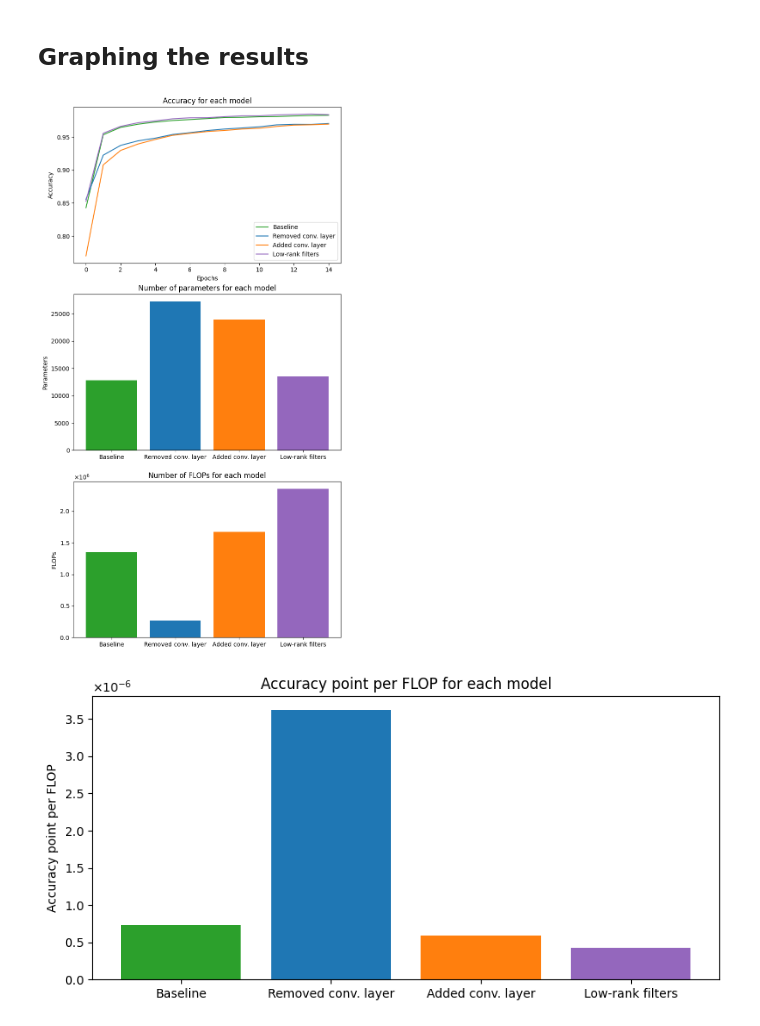
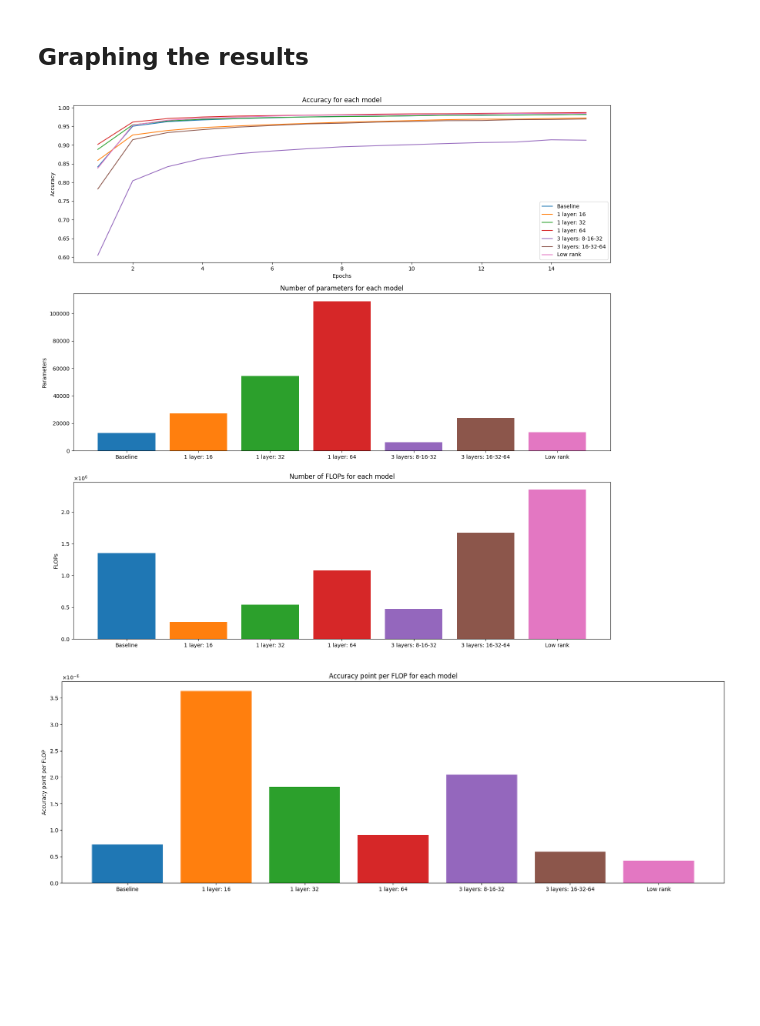
Before and after one commit to HimeWoo/MAT180-CNN-Performance, a Jupyter notebook: mnist.ipynb, the cells around one changed output. Cells and saved outputs as stored; diff of their text form; code cells hidden in the pictures; blank space fills up the shorter version.

Commit message:
Added more models + switched to dictionaries

```diff
--- a/mnist.ipynb
+++ b/mnist.ipynb
@@ -117,6 +119,8 @@ baseline = models.Sequential(
         layers.Dense(units=10, activation="softmax"),
     ]
 )
+model_by_name.update({"Baseline": baseline})
 
 baseline.summary()
-compile_model(baseline)
+compile_model("Baseline")
+train_model("Baseline")
@@ -371,42 +243,45 @@ Accuracy: 98.980%
 # %% [markdown]
 ## Metric calculations
 # %%
-accuracy_point_per_flop = []
-for i in range(len(accuracies)):
-    accuracy_point_per_flop.append(accuracies[i] / flops[i])
+accuracy_point_per_flop = {}
+for name in model_by_name.keys():
+    accuracy_point_per_flop.update({name: accuracies[name] / flops[name]})
 # %% [markdown]
 ## Graphing the results
 # %%
 fig1, ((ax1, ax2, ax3)) = plt.subplots(3)
-fig1.set_size_inches((8, 16))
-model_names = ["Baseline", "Removed conv. layer", "Added conv. layer", "Low-rank filters"]
-colors = ["tab:green", "tab:blue", "tab:orange", "tab:purple"]
+fig1.set_size_inches((18, 18))
+names = model_by_name.keys()
 
-for i in range(len(histories)):
-    ax1.plot(histories[i].history['accuracy'], label=model_names[i], color=colors[i])
+for name in names:
+  ax1.plot(range(1, 16), histories[name].history['accuracy'], label=name)
 ax1.legend(loc="lower right")
 ax1.set_xlabel("Epochs")
+ax1.set_xticks(ticks=range(1, 16), labels=range(1, 16))
 ax1.set_ylabel("Accuracy")
 ax1.set_title("Accuracy for each model")
 
-ax2.bar(model_names, params, color=colors)
+for name in names:
+  ax2.bar(name, params[name])
 ax2.set_ylabel("Parameters")
 ax2.set_title("Number of parameters for each model")
 
-ax3.bar(model_names, flops, color=colors)
+for name in names:
+  ax3.bar(name, flops[name])
 ax3.set_ylabel("FLOPs")
 ax3.set_title("Number of FLOPs for each model")
 ax3.ticklabel_format(axis='y', useMathText=True)
 
 fig2, ax4 = plt.subplots(1)
-fig2.set_size_inches((8, 4))
-ax4.bar(model_names, accuracy_point_per_flop, color=colors)
+fig2.set_size_inches((18, 6))
+for name in names:
+  ax4.bar(name, accuracy_point_per_flop[name])
 ax4.set_ylabel("Accuracy point per FLOP")
 ax4.set_title("Accuracy point per FLOP for each model")
 ax4.ticklabel_format(axis='y', useMathText=True)
 
 plt.tight_layout()
 plt.show()
 # %% [output]
-[figure, old version]
+[figure, new version]
-[figure, old version]
+[figure, new version]
```
Also changed, not shown: parts of 15 cells of this notebook.
